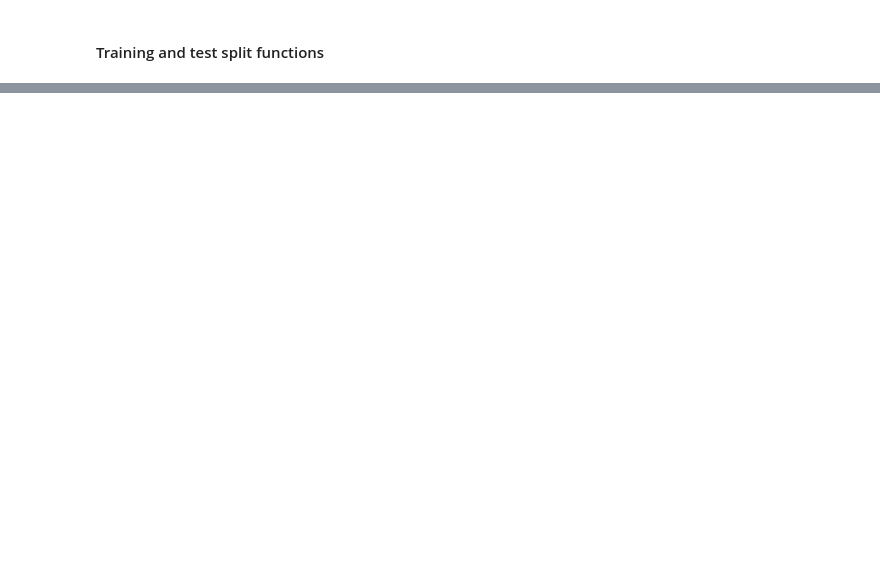
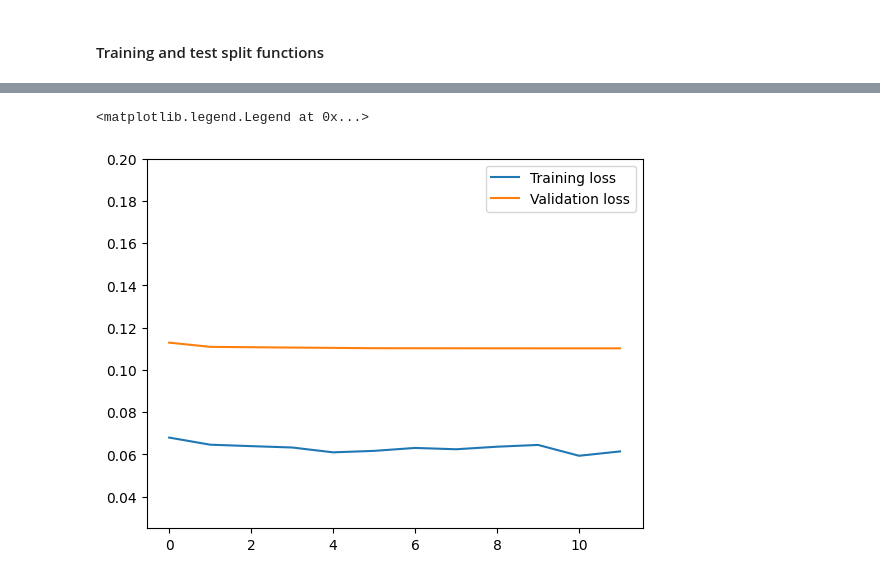
Before and after one commit to nico965j/financial-forecasting-bachelor, a Jupyter notebook: lstm-model-simon.ipynb, the cells around one changed output, grey strips where cells are left out. Drawn from its saved outputs; the diff is of its cells as text; code cells hidden in the pictures; blank space fills up the shorter version.

Commit message:
training works!

```diff
--- a/lstm-model-simon.ipynb
+++ b/lstm-model-simon.ipynb
@@ -119,0 +256,30 @@ LSTM(
+# %%
+# based on a paper.: See notion.
+# important difference is 2 layers with dropout between them.
+# paper mentions 1 layer and dropout, but that is atypical apparantly. We can try with a manual dropout layer.
+
+input_size = 6
+hidden_layer_size = 32
+num_layers = 1
+output_size = 1
+dropout_rate = 0.4
+
+model = LSTM(input_size, hidden_layer_size, num_layers, output_size, dropout_rate)
+model.to(pytorch_device)
+print(model)
+
+criterion = nn.MSELoss()
+
+# Well rounded, and doesnt need much fine-tuning.
+optimizer = optim.Adam(model.parameters(), lr=0.0001)
+
+# Define Learning Rate Scheduler
+scheduler = ReduceLROnPlateau(optimizer, mode='min', factor=0.1, patience=3, verbose=True)
+
+# Early stopping details
+n_epochs_stop = 10
+min_val_loss = np.Inf
+epochs_no_improve = 0
+
+# Epochs
+num_epochs = 50
@@ -119,0 +292,2 @@ LSTM(
+# %%
+train_loader, test_loader = fetchDataLoader(data_sequences_dict['MMM'], batch_size=16, num_workers=0)
@@ -119,0 +296,7 @@ LSTM(
+# %%
+# train tha model
+epoch_train_losses, epoch_val_losses, min_val_loss = train_model(model=model,
+                                                                 train_loader=train_loader, test_loader=test_loader,
+                                                                 criterion=criterion, optimizer=optimizer, scheduler=scheduler,
+                                                                 num_epochs=num_epochs,
+                                                                 model_save=True, verbose=True)
@@ -119,0 +330,9 @@ LSTM(
+# %%
+# plot the moodel loss and validation loss in the same figure
+plt.plot(epoch_train_losses, label='Training loss')
+plt.plot(epoch_val_losses, label='Validation loss')
+plt.ylim(0.025, 0.2)
+plt.legend()
+# %% [output]
+<matplotlib.legend.Legend at 0x...>
+[figure, added]
```
Also changed, not shown: parts of 33 cells of this notebook, 5 other files.
